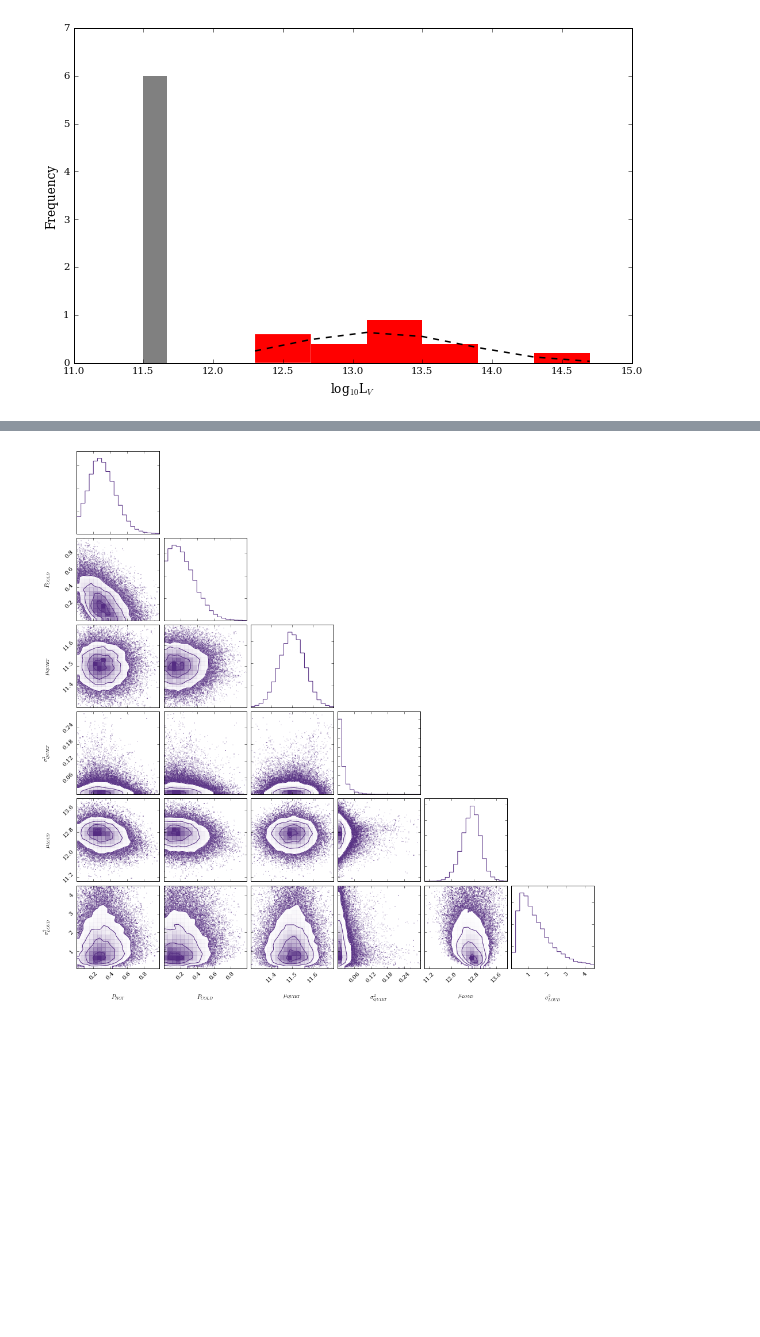
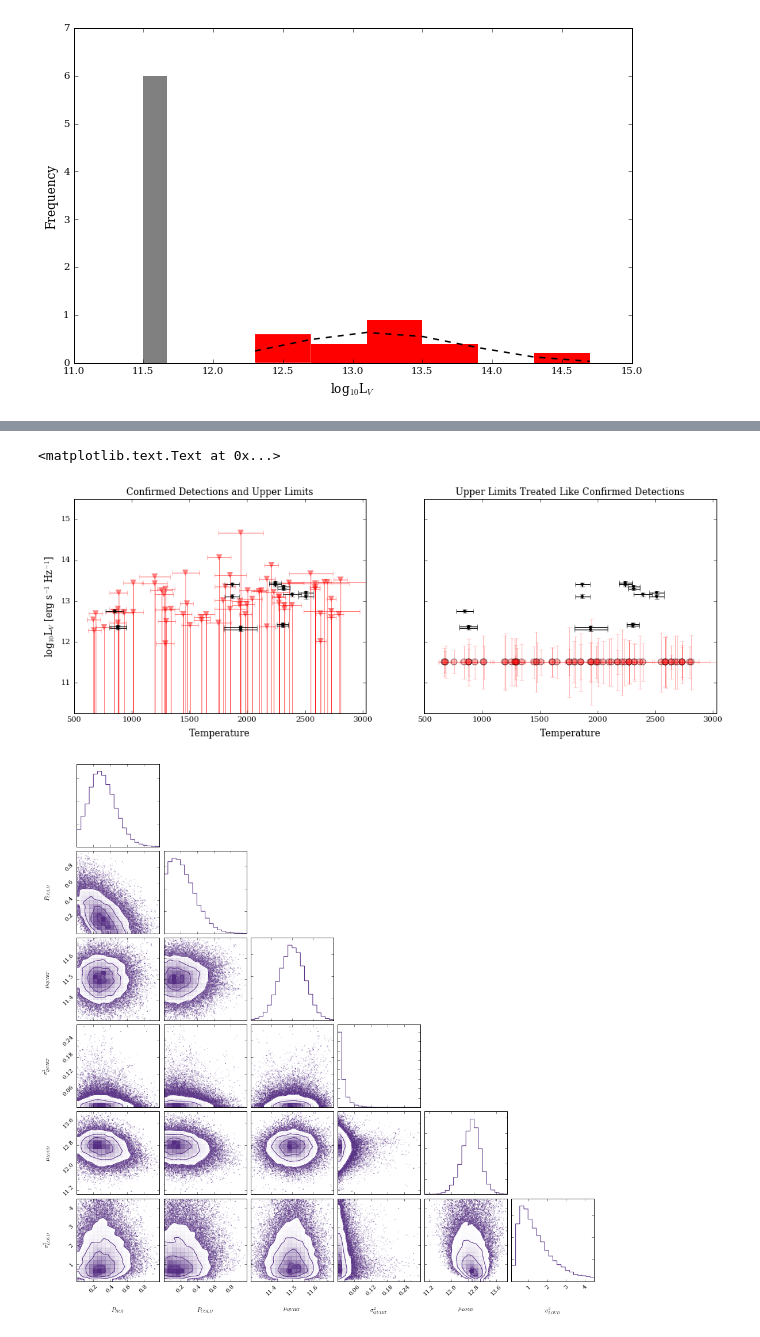
Before and after one commit to elliesch/python_codes, a Jupyter notebook: MixtureModel.ipynb, the cells around one changed output, grey strips where cells are left out. Saved outputs shown, nothing was run; the diff lists cells and outputs as text; code cells hidden in the pictures; blank space fills up the shorter version.

Commit message:
added new plot to visualize temp probability

```diff
--- a/MixtureModel.ipynb
+++ b/MixtureModel.ipynb
@@ -276,10 +274,12 @@ Here we add temperature into the mixture model
 
 #recreating arrays of temp and flux and index in "temperature" length
 t_eff = csv[1:,13]
+t_eff_err = csv[1:,14]
 len_t_eff = t_eff == 0 #creating index to only get items with temp value
 len_t_eff = np.logical_not(len_t_eff) #defining index properly under boolean terms
 
 t_eff = t_eff[len_t_eff]
+t_eff_err = t_eff_err[len_t_eff]
 
 LV_T =  LV[len_t_eff]
 lLV_T = lLV[len_t_eff]
@@ -297,6 +297,40 @@ lLVuplim_conf_err_T = (lLVuplim_T - lLVuplim_conf_T) / 3.
 
 lLVtotal_T = np.concatenate((lLVuplim_conf_T, lLVconf_T))
 lLVtotal_err_T = np.concatenate((lLVuplim_conf_err_T, lLVconf_err_T))
+# %%
+###===========
+## This section plots according to temperature
+###===========
+
+f, (ax1, ax2) = plt.subplots(1, 2, sharey=True, figsize=(15, 5))
+
+t_eff_ul=t_eff[UL_index_T]
+t_eff_conf=t_eff[Conf_index_T]
+t_eff_err_ul=t_eff_err[UL_index_T]
+t_eff_err_conf=t_eff_err[Conf_index_T]
+
+#Upper limits not yet divided by three
+ax1.errorbar(t_eff_ul, lLVuplim_T, xerr=t_eff_err_ul, yerr=lLVuplim_T, uplims=np.ones(sum(UL_index_T), dtype=bool), ls='', c='red', markersize='8', markeredgecolor='None', alpha=0.5, fmt="v")
+ax1.errorbar(t_eff_conf, lLVconf_T, xerr=t_eff_err_conf, yerr=lLVconf_err_T, ls='', c='k', markersize='4', markeredgecolor=None, alpha=0.9, fmt="o")
+
+plt.gca().invert_xaxis()
+ax1.set_xlim(500, 3030)
+ax1.set_ylim(10.25,15.5)
+ax1.set_xlabel('Temperature', fontsize=12, labelpad=7)
+ax1.set_ylabel('log$_{10}$L$_V$ [erg s$^{-1}$ Hz$^{-1}$]', fontsize=12)
+ax1.set_title('Confirmed Detections and Upper Limits')
+
+ax2.errorbar(t_eff_ul, lLVuplim_conf_T, xerr=t_eff_err_ul, yerr=lLVuplim_conf_err_T, ls='', c='None', markeredgecolor='k', markersize='8', alpha=0.9, fmt="o")
+ax2.errorbar(t_eff_ul, lLVuplim_conf_T, xerr=t_eff_err_ul, yerr=lLVuplim_conf_err_T, ls='', c='red', markeredgecolor='None', markersize='8', alpha=0.25, fmt="o")
+ax2.errorbar(t_eff_conf, lLVconf_T, xerr=t_eff_err_conf, yerr=lLVconf_err_T, ls='', c='k', markersize='4', markeredgecolor='None', alpha=1, fmt="o")
+
+plt.gca().invert_xaxis()
+ax2.set_xlim(500, 3030)
+ax2.set_xlabel('Temperature', fontsize=12, labelpad=7)
+ax2.set_title('Upper Limits Treated Like Confirmed Detections')
+# %% [output]
+<matplotlib.text.Text at 0x...>
+[figure, added]
 # %%
 def lnlike(theta, y, yerr, t_eff):
     P3000, P0500, mu_q, var_q, mu_l, var_l = theta
```
Also changed, not shown: parts of 5 cells of this notebook.
